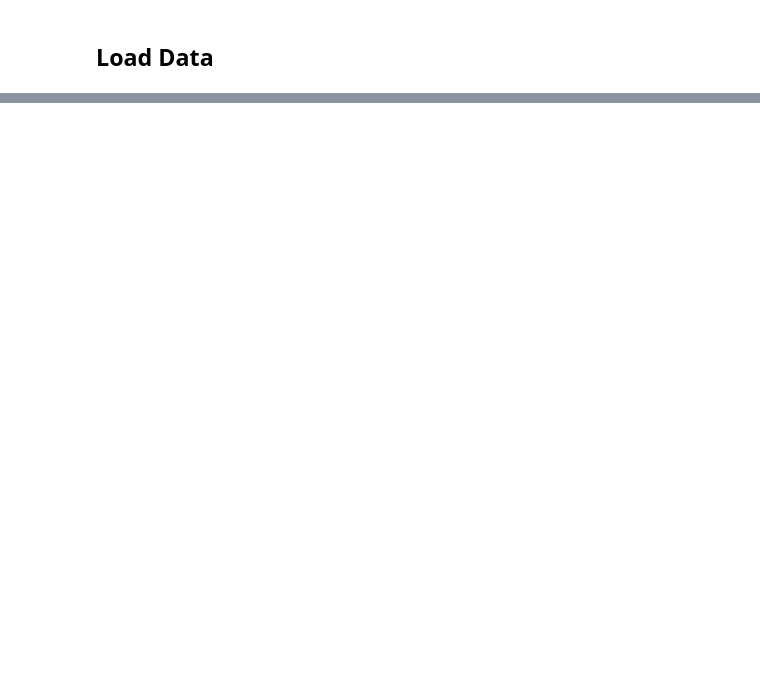
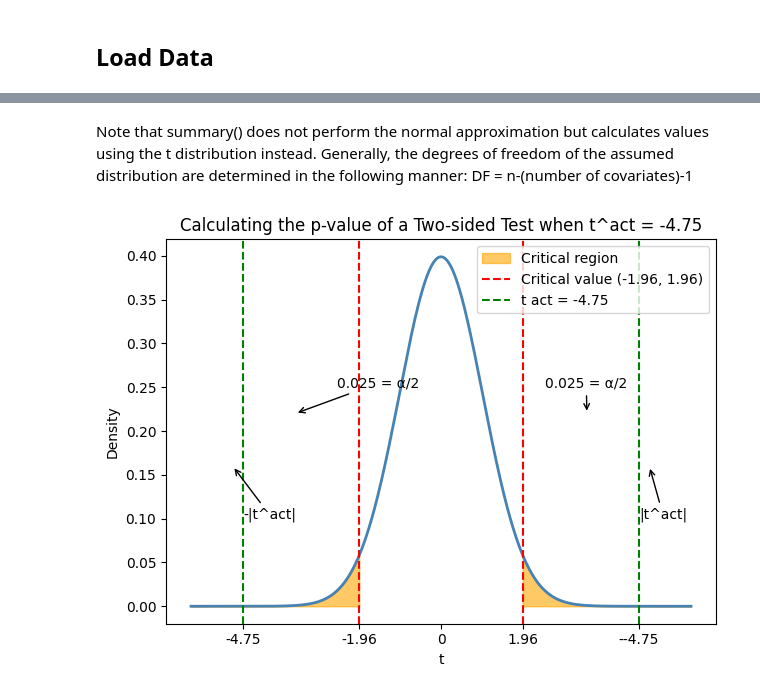
Before and after one commit to emolinaperez/econometrics_mek, a Jupyter notebook: Week 3/Python/Lab3_Econometrics.ipynb, the cells around one changed output, grey strips where cells are left out. Drawn from its saved outputs; the diff is of its cells as text; code cells hidden in the pictures; blank space fills up the shorter version.

```diff
--- a/Week 3/Python/Lab3_Econometrics.ipynb
+++ b/Week 3/Python/Lab3_Econometrics.ipynb
@@ -44,0 +635,2 @@ print(f"Mean of residuals: {mean_residuals}")
+# %% [markdown]
+Note that summary() does not perform the normal approximation but calculates values using the t distribution instead. Generally, the degrees of freedom of the assumed distribution are determined in the following manner: DF = n-(number of covariates)-1
@@ -44,0 +640,48 @@ print(f"Mean of residuals: {mean_residuals}")
+# %%
+from scipy.stats import norm
+
+# Define the range of t-values
+t = np.linspace(-6, 6, 1000)
+
+# Define t_act
+tact = -4.75
+
+# Plot the standard normal distribution
+plt.plot(t, norm.pdf(t, 0, 1), color="steelblue", lw=2)
+plt.title("Calculating the p-value of a Two-sided Test when t^act = -4.75", fontsize=12)
+plt.xlabel("t")
+plt.ylabel("Density")
+
+# Highlight critical regions
+# Left tail
+plt.fill_between(t, 0, norm.pdf(t, 0, 1), where=(t <= -1.96), color="orange", alpha=0.6, label="Critical region")
+# Right tail
+plt.fill_between(t, 0, norm.pdf(t, 0, 1), where=(t >= 1.96), color="orange", alpha=0.6)
+
+# Add vertical lines for critical values and tact
+plt.axvline(-1.96, color="red", linestyle="--", label="Critical value (-1.96, 1.96)")
+plt.axvline(1.96, color="red", linestyle="--")
+plt.axvline(tact, color="green", linestyle="--", label="t act = -4.75")
+plt.axvline(-tact, color="green", linestyle="--")
+
+# Add annotations for arrows
+plt.annotate("0.025 = α/2", xy=(-3.5, 0.22), xytext=(-2.5, 0.25),
+             arrowprops=dict(facecolor='black', arrowstyle="->"), fontsize=10)
+plt.annotate("0.025 = α/2", xy=(3.5, 0.22), xytext=(2.5, 0.25),
+             arrowprops=dict(facecolor='black', arrowstyle="->"), fontsize=10)
+plt.annotate("-|t^act|", xy=(-5, 0.16), xytext=(-4.75, 0.1),
+             arrowprops=dict(facecolor='black', arrowstyle="->"), fontsize=10)
+plt.annotate("|t^act|", xy=(5, 0.16), xytext=(4.75, 0.1),
+             arrowprops=dict(facecolor='black', arrowstyle="->"), fontsize=10)
+
+# Add ticks for critical values and tact
+plt.xticks([0, -1.96, 1.96, -tact, tact], ['0', '-1.96', '1.96', f'-{tact}', f'{tact}'])
+
+# Add legend
+plt.legend()
+
+# Show the plot
+plt.tight_layout()
+plt.show()
+# %% [output]
+[figure, added]
```
Also changed, not shown: parts of 48 cells of this notebook, 4 other files.
